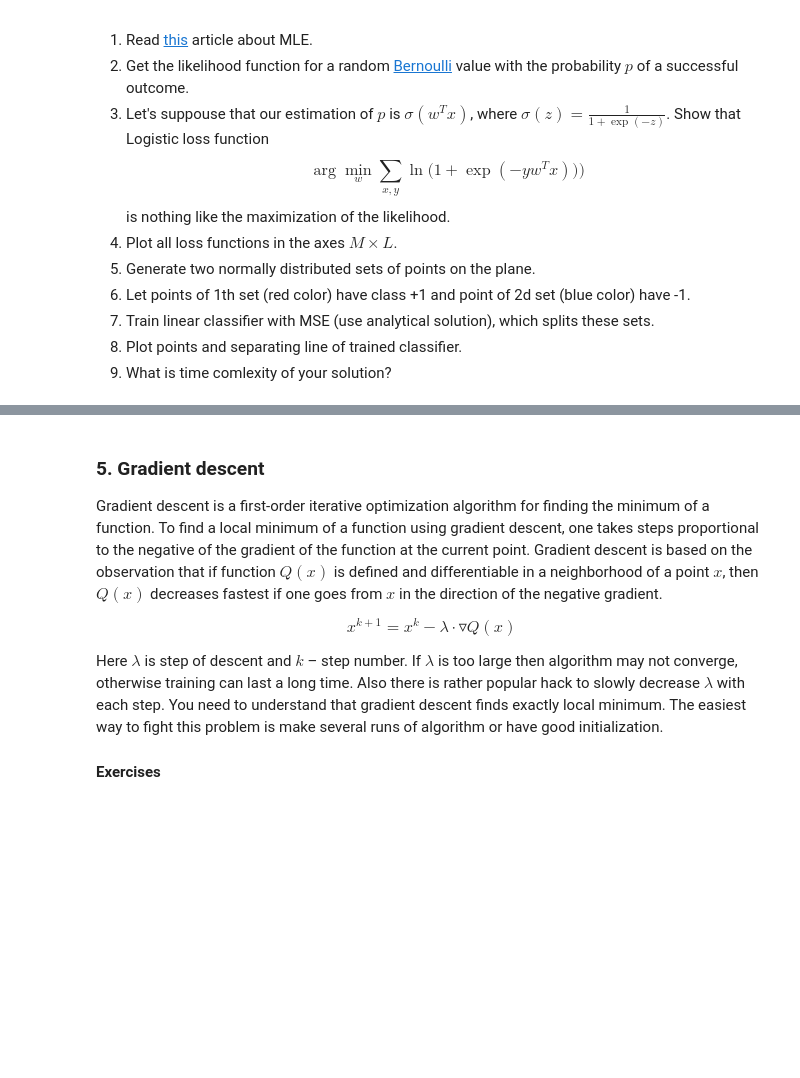
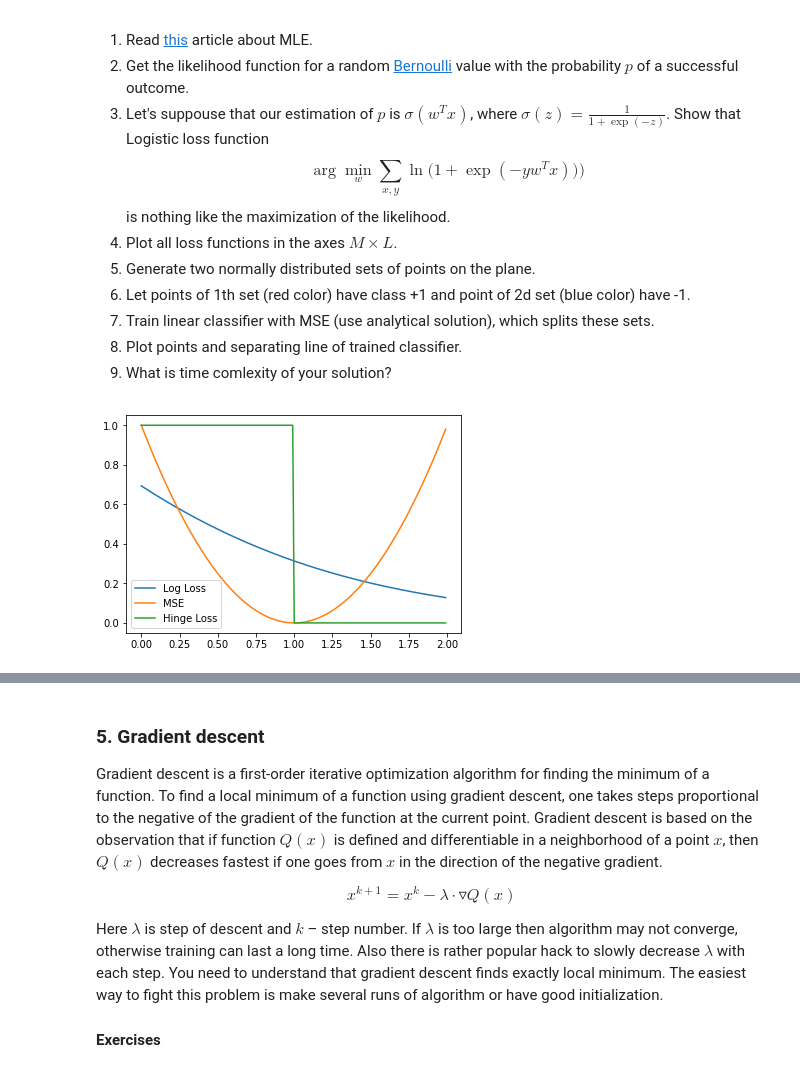
Before and after one commit to peinrules/Darin, a Jupyter notebook: lab-1.ipynb, the cells around one changed output, grey strips where cells are left out. Cells and saved outputs as stored; diff of their text form; code cells hidden in the pictures; blank space fills up the shorter version.

```diff
--- a/lab-1.ipynb
+++ b/lab-1.ipynb
@@ -150,3 +176,24 @@ $$\ln \big( 1 + \exp(-yw^Tx) \big)$$
 7. Train linear classifier with MSE (use analytical solution), which splits these sets.
 8. Plot points and separating line of trained classifier.
 9. What is time comlexity of your solution?
+# %%
+from scipy.stats import bernoulli
+
+def likehood(p):
+    return bernoulli.rvs(p)
+
+def MSE(M): # Where M is margin: y <w^T, x> = sign(<w^T, x>)
+    return (M - 1)**2
+def hingeLoss(M):
+    return (1 - M) > 0
+def logLoss(M):
+    return np.log(1 + np.exp(-M))
+
+x = np.arange(0.0, 2.0, 0.01)
+plt.plot(x, logLoss(x), label="Log Loss")
+plt.plot(x, MSE(x), label="MSE")
+plt.plot(x, hingeLoss(x), label="Hinge Loss")
+plt.legend()
+plt.show()
+# %% [output]
+[figure, added]
```
Also changed, not shown: parts of 4 cells of this notebook.
